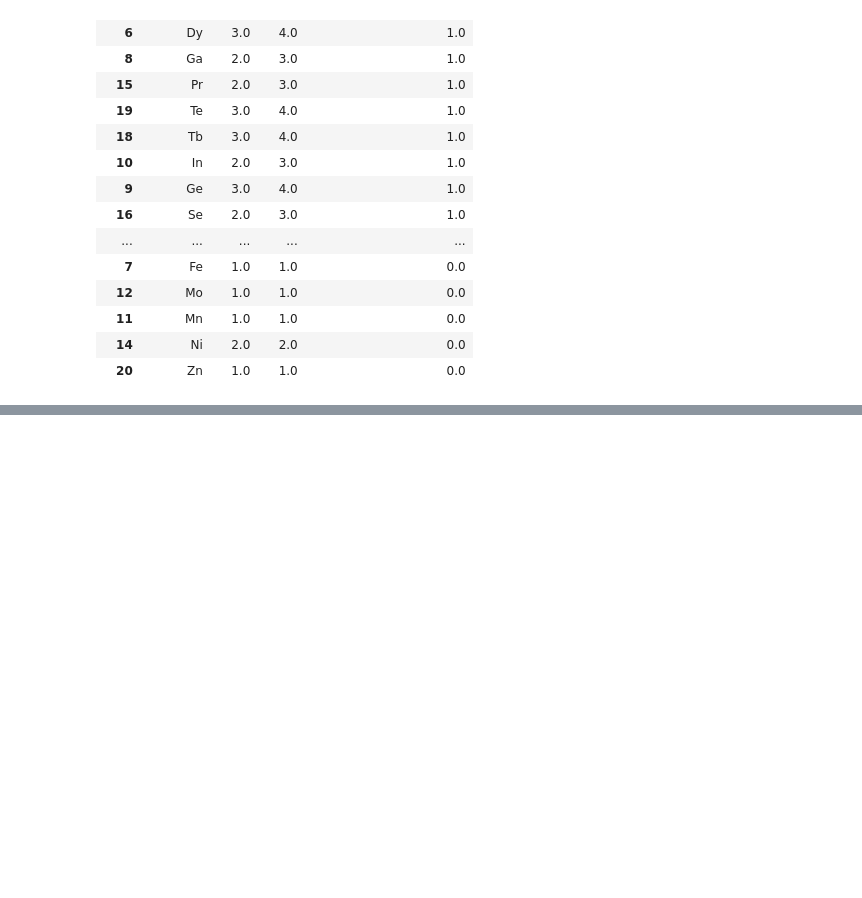
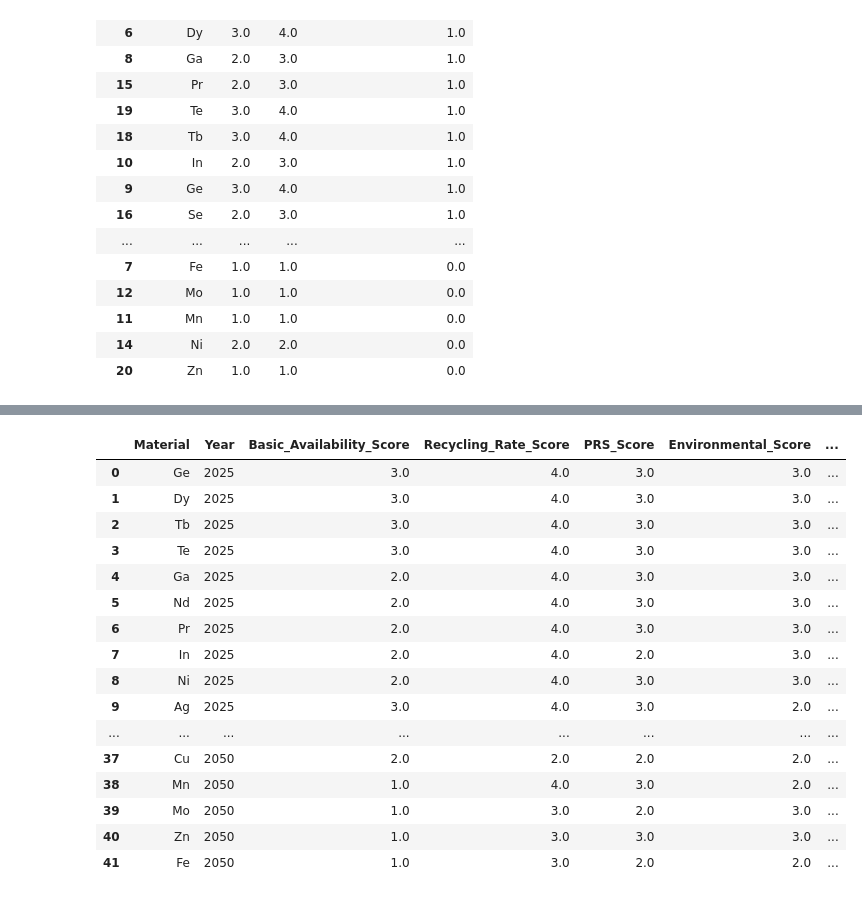
Before and after one commit to Trickwillfrit/MFA, a Jupyter notebook: notebooks/ENV501_Austria_Croatia_MFA.ipynb, the cells around one changed output, grey strips where cells are left out. Cells and saved outputs as stored; diff of their text form; code cells hidden in the pictures; blank space fills up the shorter version.

```diff
--- a/notebooks/ENV501_Austria_Croatia_MFA.ipynb
+++ b/notebooks/ENV501_Austria_Croatia_MFA.ipynb
@@ -8148,0 +9261,5 @@ display(
+# %%
+supply_risk["PRS_Source"] = (
+    "Producer shares from EC CRM / SCRREEN / World Mining Data; "
+    "WGI scale from European Commission CRM Study"
+)
@@ -8148,0 +10115,9 @@ display(
+# %%
+supply_risk["Supply_Risk"] = (
+    supply_risk["BA_Contribution"]
+    + supply_risk["RR_Contribution"]
+    + supply_risk["PRS_Contribution"]
+    + supply_risk["ENV_Contribution"]
+    + supply_risk["COD_Contribution"]
+    + supply_risk["PD_Contribution"]
+)
@@ -8148,0 +10151,49 @@ display(
+# %%
+supply_risk_summary = (
+    supply_risk[
+        [
+            "Material",
+            "Year",
+            "Basic_Availability_Score",
+            "Recycling_Rate_Score",
+            "PRS_Score",
+            "Environmental_Score",
+            "Codependence_Score",
+            "Producer_Diversity_Score",
+            "Supply_Risk"
+        ]
+    ]
+    .sort_values(
+        [
+            "Year",
+            "Supply_Risk"
+        ],
+        ascending=[
+            True,
+            False
+        ]
+    )
+    .reset_index(drop=True)
+)
+
+display(
+    supply_risk_summary.round(2)
+)
+# %% [output]
+|  | Material | Year | Basic_Availability_Score | Recycling_Rate_Score | PRS_Score | Environmental_Score | ... |
+| 0 | Ge | 2025 | 3.0 | 4.0 | 3.0 | 3.0 | ... |
+| 1 | Dy | 2025 | 3.0 | 4.0 | 3.0 | 3.0 | ... |
+| 2 | Tb | 2025 | 3.0 | 4.0 | 3.0 | 3.0 | ... |
+| 3 | Te | 2025 | 3.0 | 4.0 | 3.0 | 3.0 | ... |
+| 4 | Ga | 2025 | 2.0 | 4.0 | 3.0 | 3.0 | ... |
+| 5 | Nd | 2025 | 2.0 | 4.0 | 3.0 | 3.0 | ... |
+| 6 | Pr | 2025 | 2.0 | 4.0 | 3.0 | 3.0 | ... |
+| 7 | In | 2025 | 2.0 | 4.0 | 2.0 | 3.0 | ... |
+| 8 | Ni | 2025 | 2.0 | 4.0 | 3.0 | 3.0 | ... |
+| 9 | Ag | 2025 | 3.0 | 4.0 | 3.0 | 2.0 | ... |
+| ... | ... | ... | ... | ... | ... | ... | ... |
+| 37 | Cu | 2050 | 2.0 | 2.0 | 2.0 | 2.0 | ... |
+| 38 | Mn | 2050 | 1.0 | 4.0 | 3.0 | 2.0 | ... |
+| 39 | Mo | 2050 | 1.0 | 3.0 | 2.0 | 3.0 | ... |
+| 40 | Zn | 2050 | 1.0 | 3.0 | 3.0 | 3.0 | ... |
+| 41 | Fe | 2050 | 1.0 | 3.0 | 2.0 | 2.0 | ... |
```
Also changed, not shown: parts of 61 cells of this notebook.
